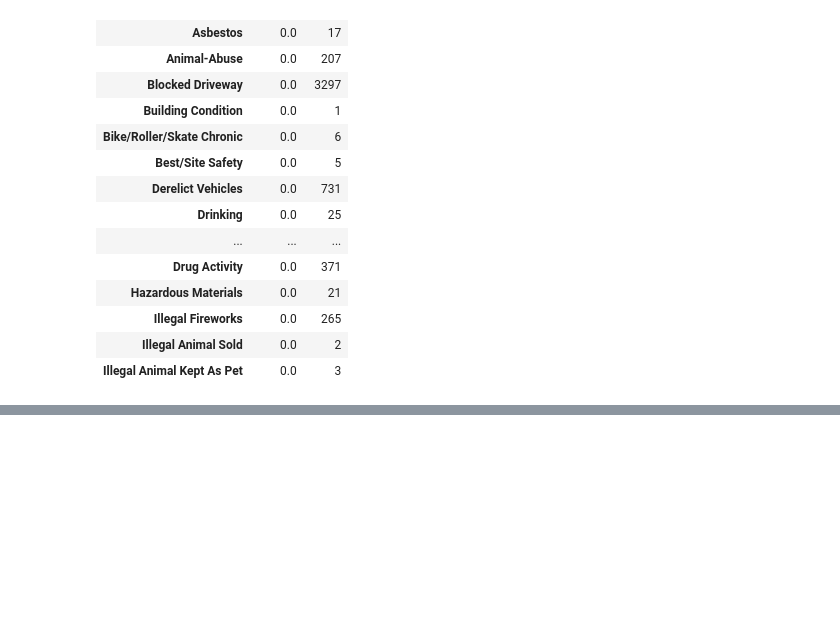
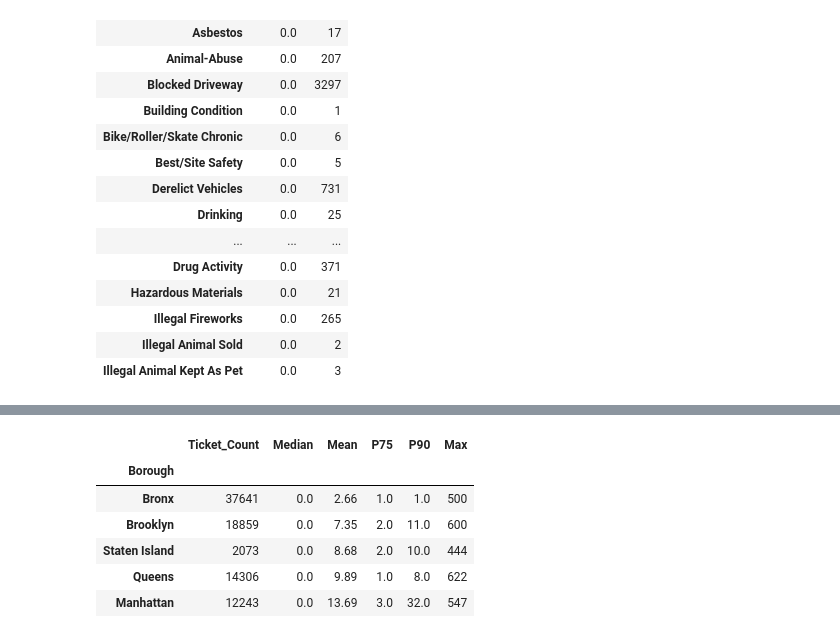
Before and after one commit to JunayedMh/nyc-311-resolution-time-analysis, a Jupyter notebook: notebook/EDA.ipynb, the cells around one changed output, grey strips where cells are left out. Drawn from its saved outputs; the diff is of its cells as text; code cells hidden in the pictures; blank space fills up the shorter version.

```diff
--- a/notebook/EDA.ipynb
+++ b/notebook/EDA.ipynb
@@ -420,0 +465,23 @@ is_volume_matter.head(20)
+# %%
+percentile_check = (
+    df.groupby("Borough")["Resolution_Days"]
+    .agg(
+        Ticket_Count="count",
+        Median="median",
+        Mean="mean",
+        P75=lambda x: x.quantile(0.75),
+        P90=lambda x: x.quantile(0.90),
+        Max="max"
+    ).sort_values(by="Mean", ascending=True)
+    .round(2)
+)
+
+percentile_check
+# %% [output]
+|  | Ticket_Count | Median | Mean | P75 | P90 | Max |
+| Borough |  |  |  |  |  |  |
+| Bronx | 37641 | 0.0 | 2.66 | 1.0 | 1.0 | 500 |
+| Brooklyn | 18859 | 0.0 | 7.35 | 2.0 | 11.0 | 600 |
+| Staten Island | 2073 | 0.0 | 8.68 | 2.0 | 10.0 | 444 |
+| Queens | 14306 | 0.0 | 9.89 | 1.0 | 8.0 | 622 |
+| Manhattan | 12243 | 0.0 | 13.69 | 3.0 | 32.0 | 547 |
```
Also changed, not shown: parts of 10 cells of this notebook.
